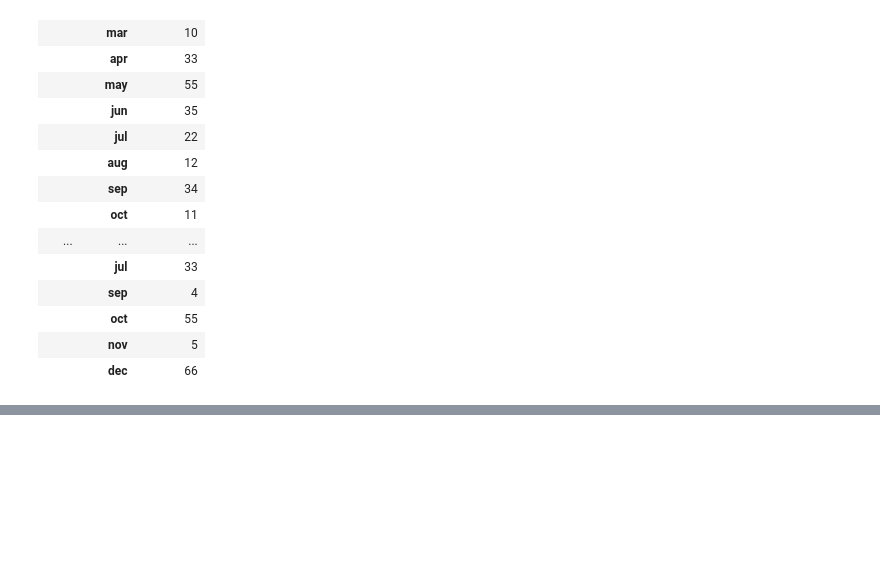
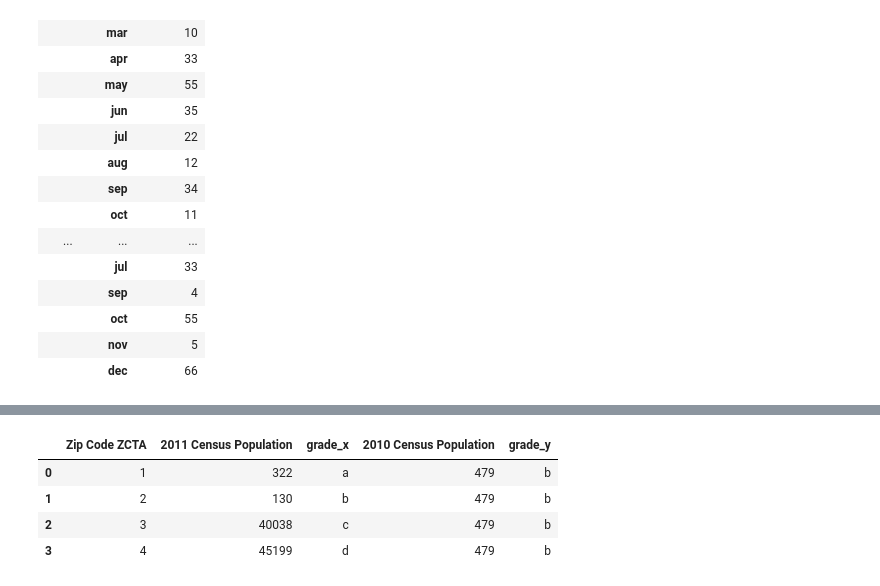
Before and after one commit to saad1931/Data_Analysis_using_Python, a Jupyter notebook: Module3.ipynb, the cells around one changed output, grey strips where cells are left out. Saved outputs shown, nothing was run; the diff lists cells and outputs as text; code cells hidden in the pictures; blank space fills up the shorter version.

```diff
--- a/Module3.ipynb
+++ b/Module3.ipynb
@@ -541,0 +635,3 @@ newdata6
+# %%
+pop1 = pd.read_csv("D:/DATASETS/population/pop1.csv")
+pop1
@@ -541,0 +644,3 @@ newdata6
+# %%
+pop2 = pd.read_csv("D:/DATASETS/population/pop2.csv")
+pop2
@@ -541,0 +655,3 @@ newdata6
+# %%
+sorteddata1 = pop1.sort_values("Zip Code ZCTA",ascending = True)
+sorteddata1
@@ -541,0 +664,3 @@ newdata6
+# %%
+sorteddata2 = pop2.sort_values("Zip Code ZCTA",ascending = True)
+sorteddata2
@@ -541,0 +675,8 @@ newdata6
+# %%
+pd.merge_asof(sorteddata1,sorteddata2,on="Zip Code ZCTA") #attach with closest with smallest backward
+# %% [output]
+|  | Zip Code ZCTA | 2011 Census Population | grade_x | 2010 Census Population | grade_y |
+| 0 | 1 | 322 | a | 479 | b |
+| 1 | 2 | 130 | b | 479 | b |
+| 2 | 3 | 40038 | c | 479 | b |
+| 3 | 4 | 45199 | d | 479 | b |
```
Also changed, not shown: parts of 16 cells of this notebook, 2 other files.
